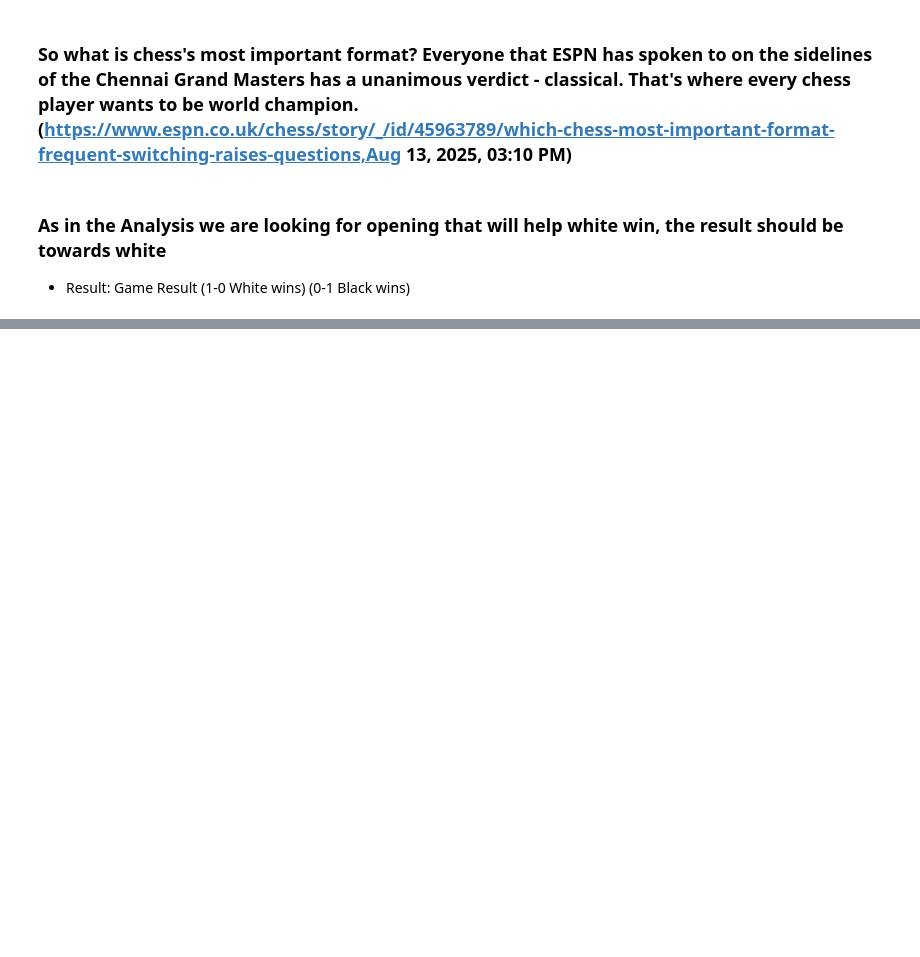
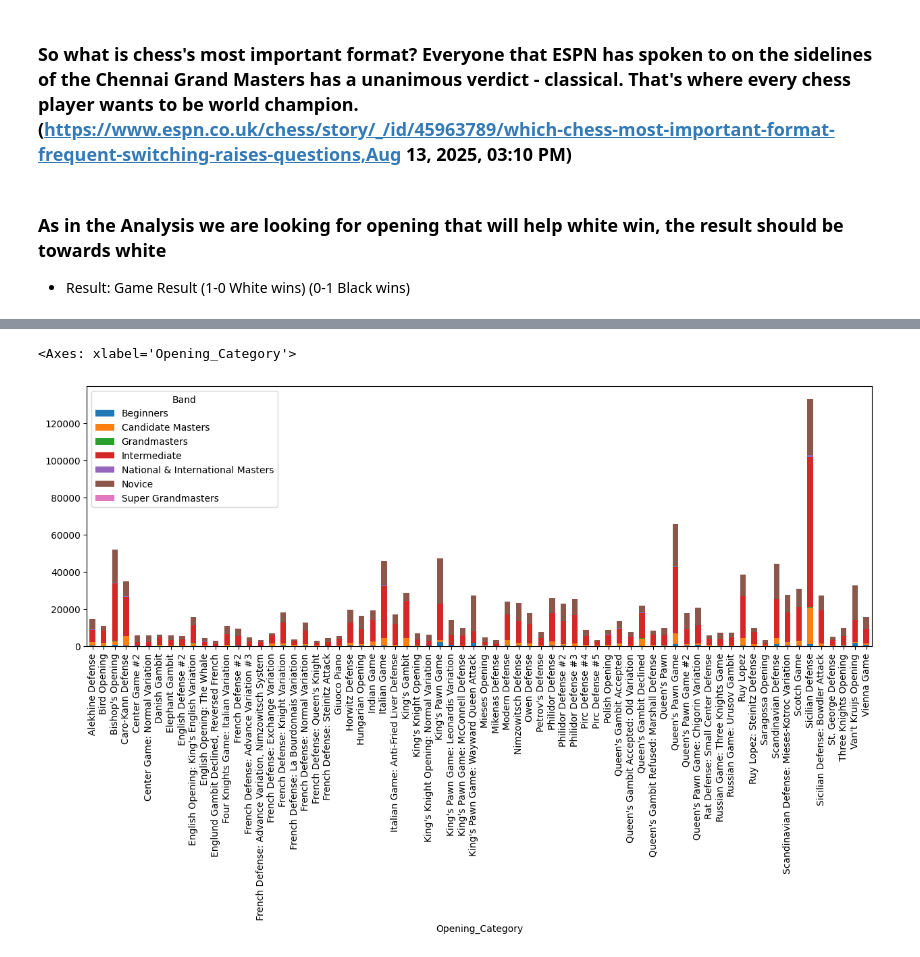
Before and after one commit to husnainn22/Chess-opening-analysis, a Jupyter notebook: chess.ipynb, the cells around one changed output, grey strips where cells are left out. Drawn from its saved outputs; the diff is of its cells as text; code cells hidden in the pictures; blank space fills up the shorter version.

```diff
--- a/chess.ipynb
+++ b/chess.ipynb
@@ -139,0 +238,7 @@ final_df.head(10)
+# %%
+opening_df = df_event.groupby("Opening").agg(
+    games=("Opening", "count"),
+    win_rate=("output", "mean"),
+    avg_white_elo=("WhiteElo", "mean")
+).sort_values("games", ascending=False)
+opening_df.head()
@@ -139,0 +389,6 @@ final_df.head(10)
+# %%
+df_band_counts = final_df.groupby(['Opening_Category','Band']).size().unstack(fill_value=0)
+df_band_counts.plot(kind='bar', stacked=True, figsize=(15,5))
+# %% [output]
+<Axes: xlabel='Opening_Category'>
+[figure, added]
```
Also changed, not shown: parts of 29 cells of this notebook.
